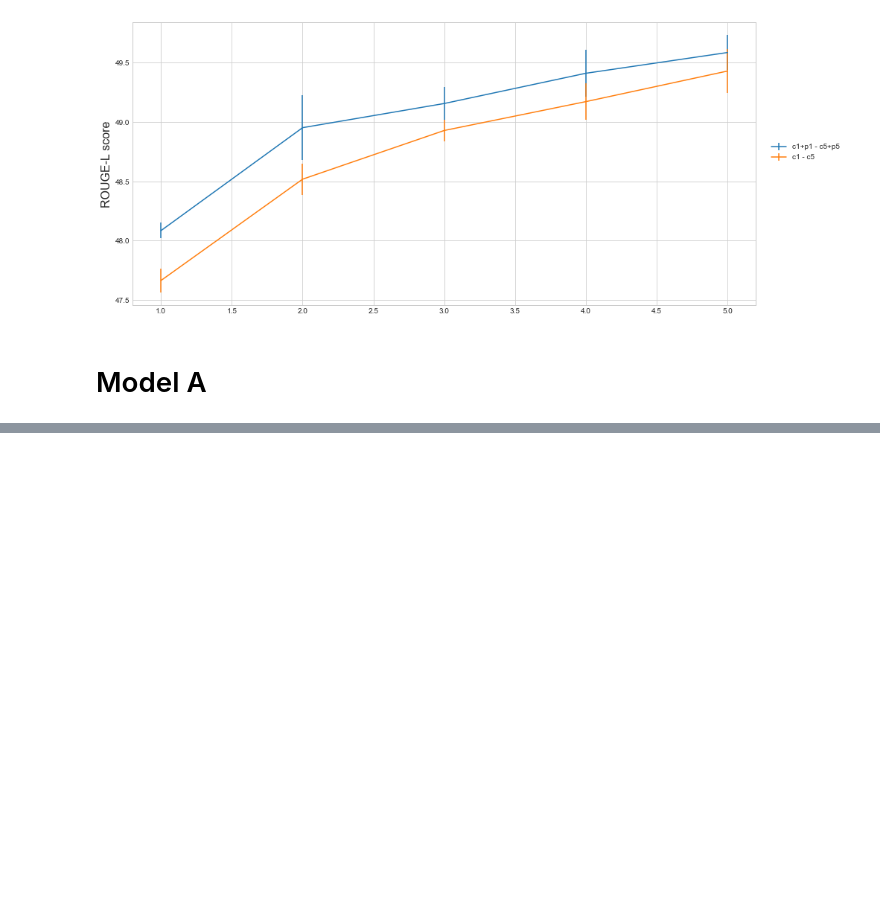
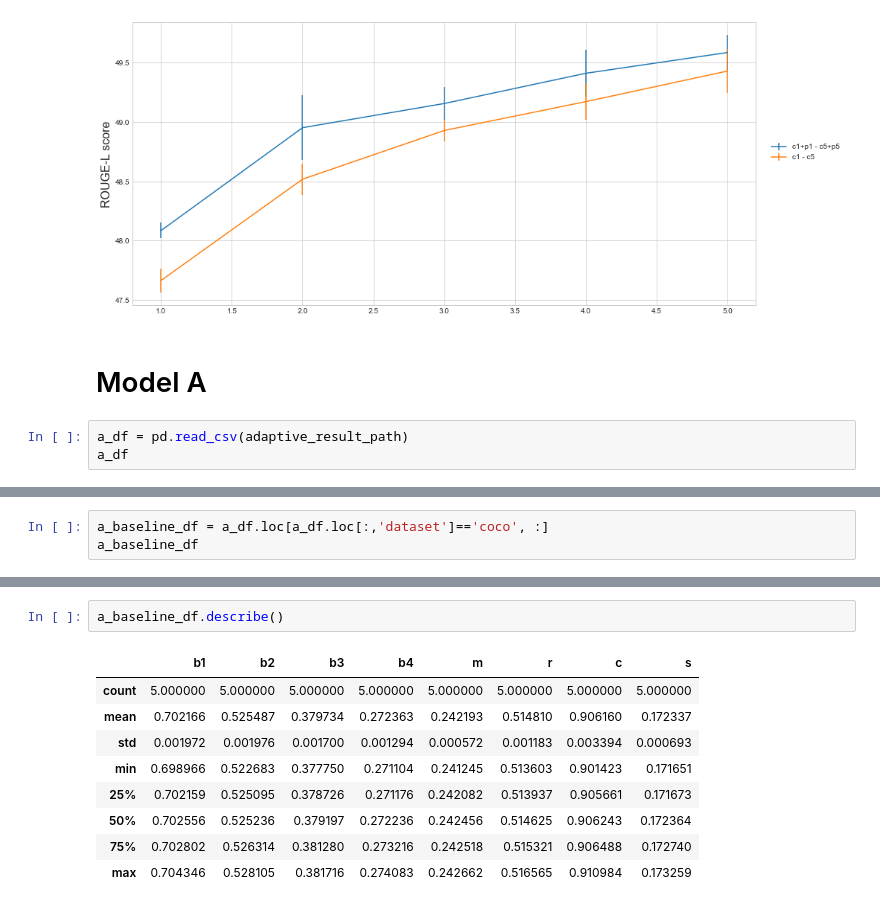
Before and after one commit to ingritu/TDT4900-Master-Thesis, a Jupyter notebook: notebooks/Results.ipynb, the cells around one changed output, grey strips where cells are left out. Cells and saved outputs as stored; diff of their text form; blank space fills up the shorter version.

Commit message:
more results

```diff
--- a/notebooks/Results.ipynb
+++ b/notebooks/Results.ipynb
@@ -240,3 +240,6 @@ plt.show()
 [figure]
 # %% [markdown]
 # Model A
+# %%
+a_df = pd.read_csv(adaptive_result_path)
+a_df
@@ -242,0 +253,3 @@ plt.show()
+# %%
+a_baseline_df = a_df.loc[a_df.loc[:,'dataset']=='coco', :]
+a_baseline_df
@@ -242,0 +263,12 @@ plt.show()
+# %%
+a_baseline_df.describe()
+# %% [output]
+|  | b1 | b2 | b3 | b4 | m | r | c | s |
+| count | 5.000000 | 5.000000 | 5.000000 | 5.000000 | 5.000000 | 5.000000 | 5.000000 | 5.000000 |
+| mean | 0.702166 | 0.525487 | 0.379734 | 0.272363 | 0.242193 | 0.514810 | 0.906160 | 0.172337 |
+| std | 0.001972 | 0.001976 | 0.001700 | 0.001294 | 0.000572 | 0.001183 | 0.003394 | 0.000693 |
+| min | 0.698966 | 0.522683 | 0.377750 | 0.271104 | 0.241245 | 0.513603 | 0.901423 | 0.171651 |
+| 25% | 0.702159 | 0.525095 | 0.378726 | 0.271176 | 0.242082 | 0.513937 | 0.905661 | 0.171673 |
+| 50% | 0.702556 | 0.525236 | 0.379197 | 0.272236 | 0.242456 | 0.514625 | 0.906243 | 0.172364 |
+| 75% | 0.702802 | 0.526314 | 0.381280 | 0.273216 | 0.242518 | 0.515321 | 0.906488 | 0.172740 |
+| max | 0.704346 | 0.528105 | 0.381716 | 0.274083 | 0.242662 | 0.516565 | 0.910984 | 0.173259 |
```
Also changed, not shown: parts of 2 cells of this notebook, 1 other file.
